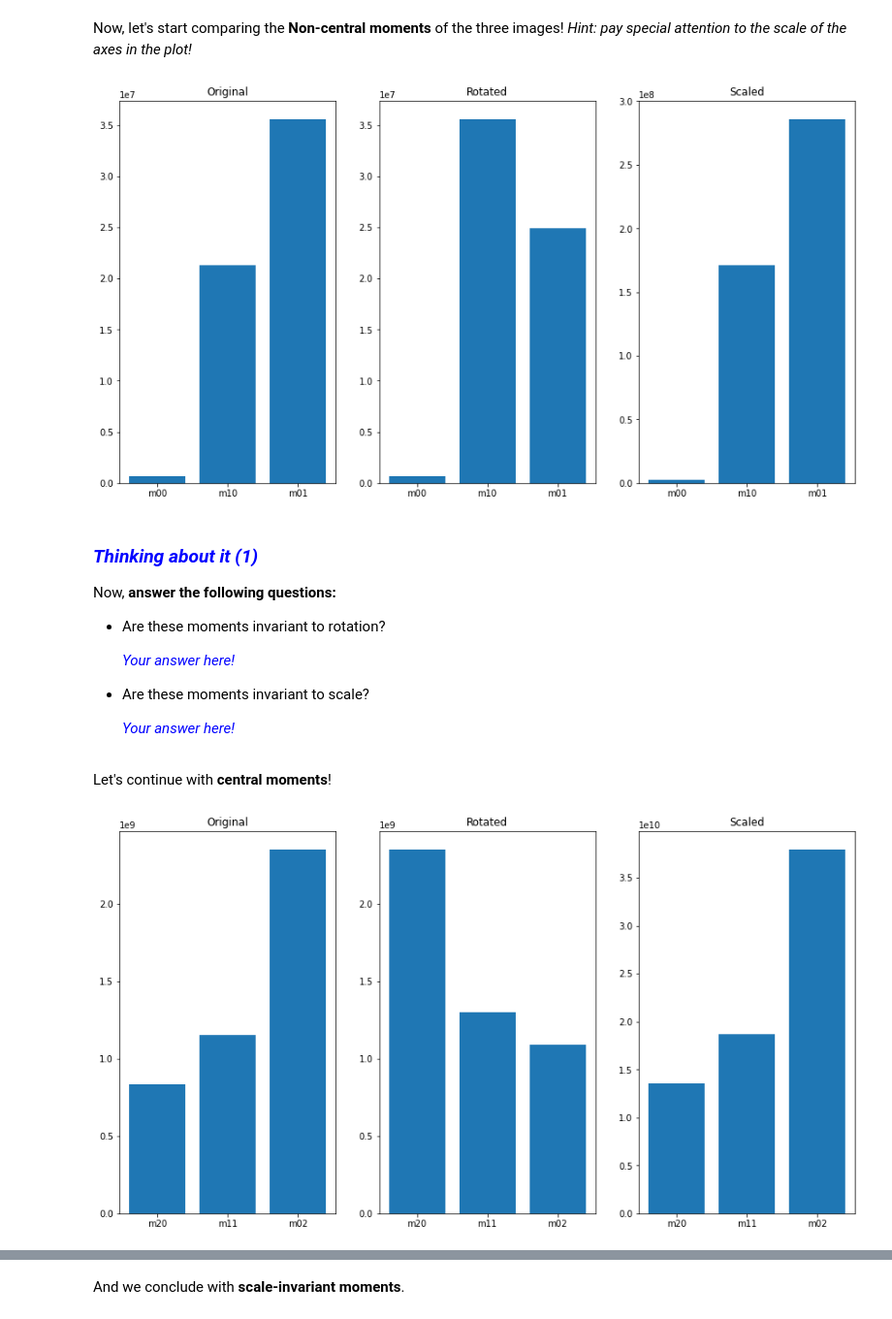
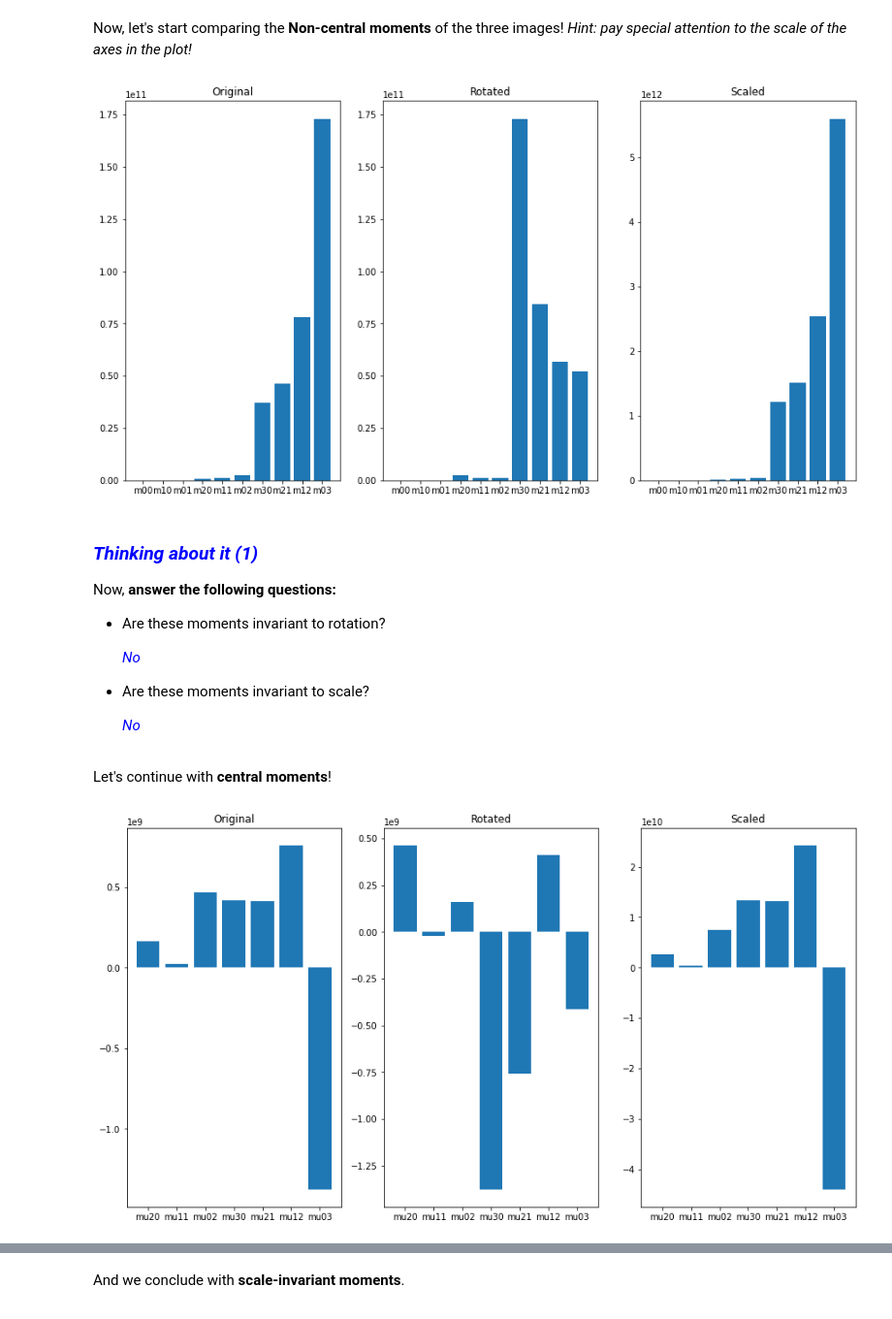
Before and after one commit to CarlosRA97/uma_cv_2022, a Jupyter notebook: Chapter 06. Region Description/6.2 Region-content description.ipynb, the cells around one changed output, grey strips where cells are left out. Shown: that part at 97% size. Drawn from its saved outputs; the diff is of its cells as text; code cells hidden in the pictures.

```diff
--- a/Chapter 06. Region Description/6.2 Region-content description.ipynb
+++ b/Chapter 06. Region Description/6.2 Region-content description.ipynb
@@ -106,7 +106,7 @@ def image_moments(region):
             moments: dictionary containing all moments of the region
     """
     # Compute moments
-    moments = cv2.moments(None)
+    moments = cv2.moments(region)
 
     return moments
 # %% [markdown]
@@ -258,14 +258,14 @@ plt.imshow(region_scaled, cmap='gray');
 Now, let's start comparing the **Non-central moments** of the three images! *Hint: pay special attention to the scale of the axes in the plot!*
 # %%
 # Compare results for non-central moments
-labels = list(moments.keys())[:3]
-non_central_moments = list(moments.values())[:3]
-non_central_rotated = list(moments_rotated.values())[:3]
-non_central_scaled = list(moments_scaled.values())[:3]
+labels = list(moments.keys())[:10]
+non_central_moments = list(moments.values())[:10]
+non_central_rotated = list(moments_rotated.values())[:10]
+non_central_scaled = list(moments_scaled.values())[:10]
 
 compare_moments(labels,non_central_moments,non_central_rotated,non_central_scaled)
 # %% [output]
-[figure, old version]
+[figure, new version]
 # %% [markdown]
 ### <font color="blue"><b><i>Thinking about it (1)</i></b></font>
 
@@ -273,24 +273,24 @@ Now, **answer the following questions:**
 
 - Are these moments invariant to rotation?
 
-    <p style="margin: 4px 0px 6px 5px; color:blue"><i>Your answer here!</i></p>
+    <p style="margin: 4px 0px 6px 5px; color:blue"><i>No</i></p>
 
 - Are these moments invariant to scale?
 
-    <p style="margin: 4px 0px 0px 5px; color:blue"><i>Your answer here!</i></p>
+    <p style="margin: 4px 0px 0px 5px; color:blue"><i>No</i></p>
 # %% [markdown]
 Let's continue with **central moments**!
 # %%
 # Compare results for central moments
 
-labels = list(moments.keys())[3:6]
-central_moments = list(moments.values())[3:6]
-central_rotated = list(moments_rotated.values())[3:6]
-central_scaled = list(moments_scaled.values())[3:6]
+labels = list(moments.keys())[10:17]
+central_moments = list(moments.values())[10:17]
+central_rotated = list(moments_rotated.values())[10:17]
+central_scaled = list(moments_scaled.values())[10:17]
 
 compare_moments(labels,central_moments,central_rotated,central_scaled)
 # %% [output]
-[figure, old version]
+[figure, new version]
 # %% [markdown]
 ### <font color="blue"><b><i>Thinking about it (2)</i></b></font>
 
```
Also changed, not shown: parts of 13 cells of this notebook, 28 other files.
